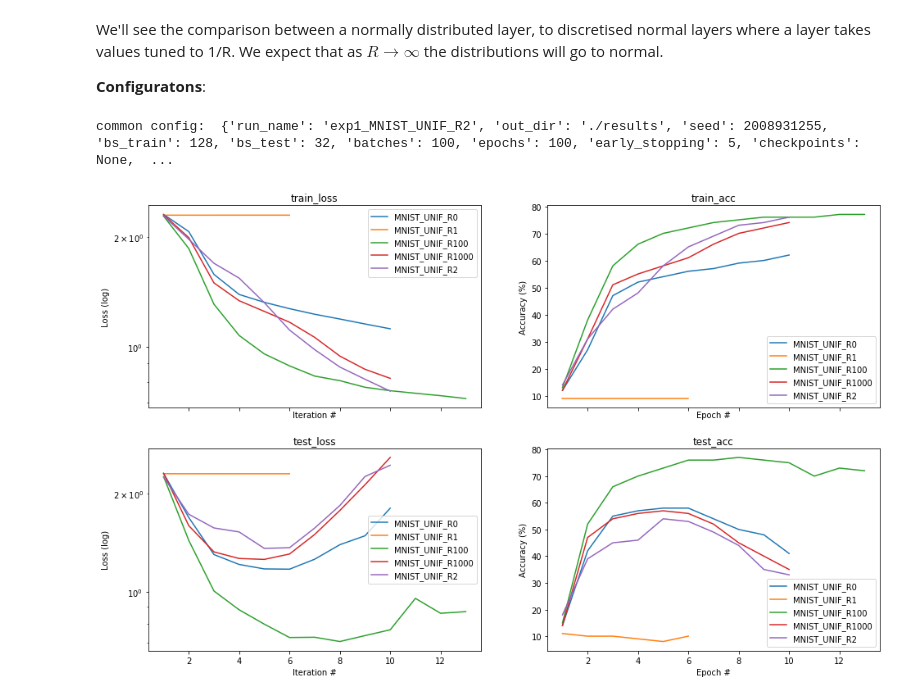
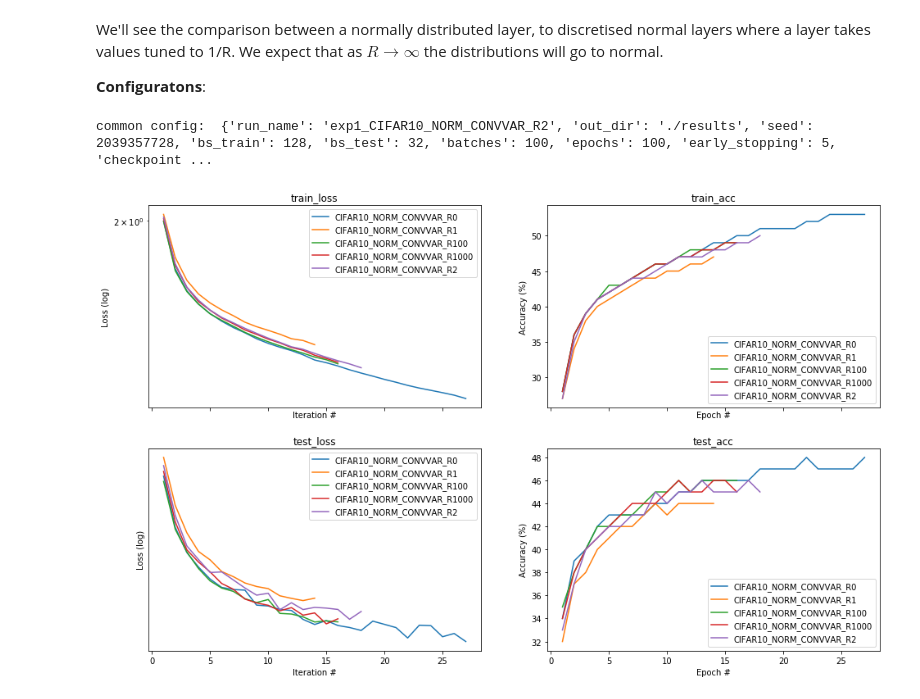
Before and after one commit to shayfroid/deep_learning_hw2, a Jupyter notebook: VarianceNetworks.ipynb, the cells around one changed output. Drawn from its saved outputs; the diff is of its cells as text; code cells hidden in the pictures.

```diff
--- a/VarianceNetworks.ipynb
+++ b/VarianceNetworks.ipynb
@@ -80,7 +98,7 @@ We'll see the comparison between a normally distributed layer, to discretised no
 
 **Configuratons**:
 # %%
-plot_exp_results('exp1_M*.json')
+plot_exp_results('exp1_CIFAR10_NORM*.json')
 # %% [output]
-common config:  {'run_name': 'exp1_MNIST_UNIF_R2', 'out_dir': './results', 'seed': 2008931255, 'bs_train': 128, 'bs_test': 32, 'batches': 100, 'epochs': 100, 'early_stopping': 5, 'checkpoints': None,  ...
+common config:  {'run_name': 'exp1_CIFAR10_NORM_CONVVAR_R2', 'out_dir': './results', 'seed': 2039357728, 'bs_train': 128, 'bs_test': 32, 'batches': 100, 'epochs': 100, 'early_stopping': 5, 'checkpoint ...
-[figure, old version]
+[figure, new version]
```
Also changed, not shown: parts of 2 cells of this notebook, 4 other files.
